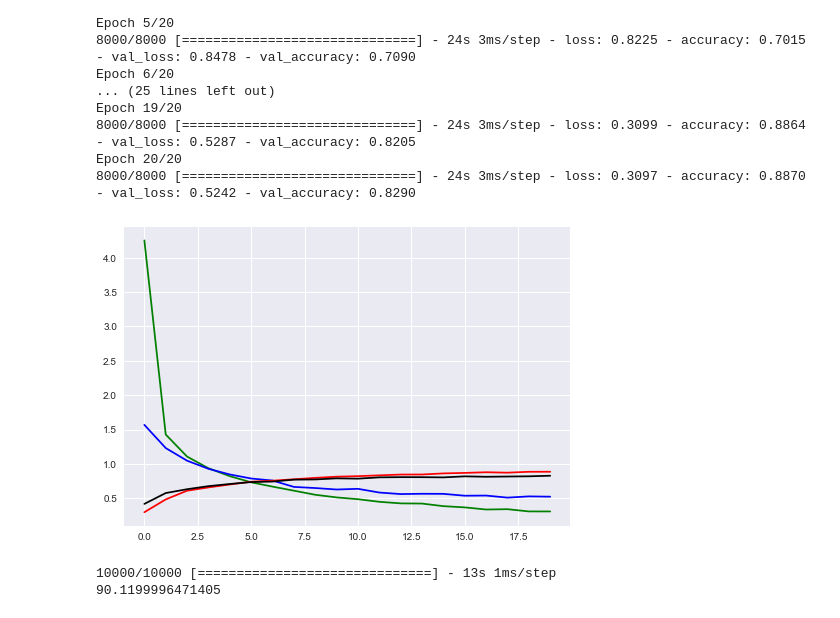
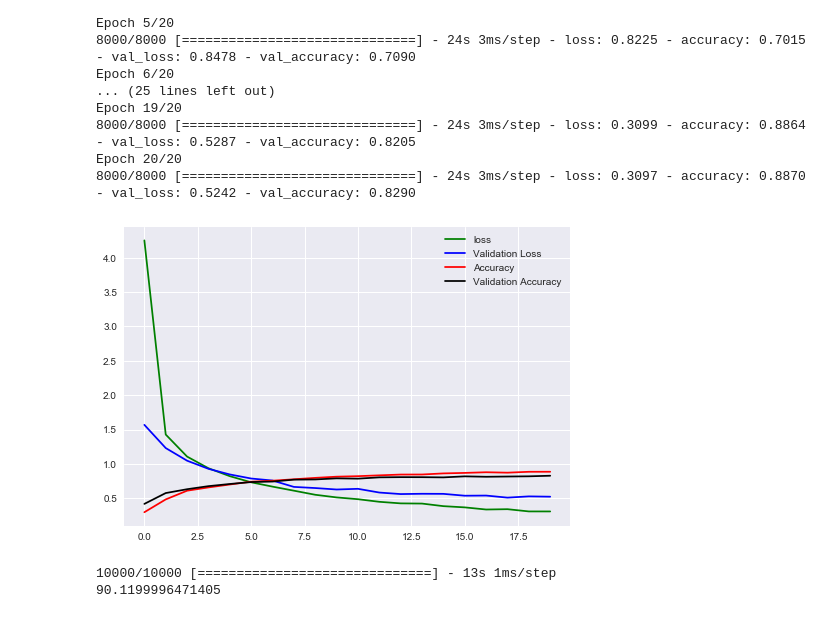
Before and after one commit to JayantGoel001/Deep-Learning, a Jupyter notebook: CNN Datasets Fashion MNIST.ipynb, the cells around one changed output. Drawn from its saved outputs; the diff is of its cells as text; code cells hidden in the pictures.

```diff
--- a/CNN Datasets Fashion MNIST.ipynb
+++ b/CNN Datasets Fashion MNIST.ipynb
@@ -78,12 +78,13 @@ Epoch 20/20
 # %%
 plt.figure(0)
 plt.plot(history.history['loss'],'g',label="loss")
-plt.plot(history.history['val_loss'],'b')
-plt.plot(history.history['accuracy'],'r')
-plt.plot(history.history['val_accuracy'],'black')
+plt.plot(history.history['val_loss'],'b',label = "Validation Loss")
+plt.plot(history.history['accuracy'],'r',label = "Accuracy")
+plt.plot(history.history['val_accuracy'],'black',label = "Validation Accuracy")
+plt.legend()
 plt.show()
 # %% [output]
-[figure, old version]
+[figure, new version]
 # %%
 loss,accuracy = model.evaluate(X_train,y_train)
 print(accuracy*100)
```
